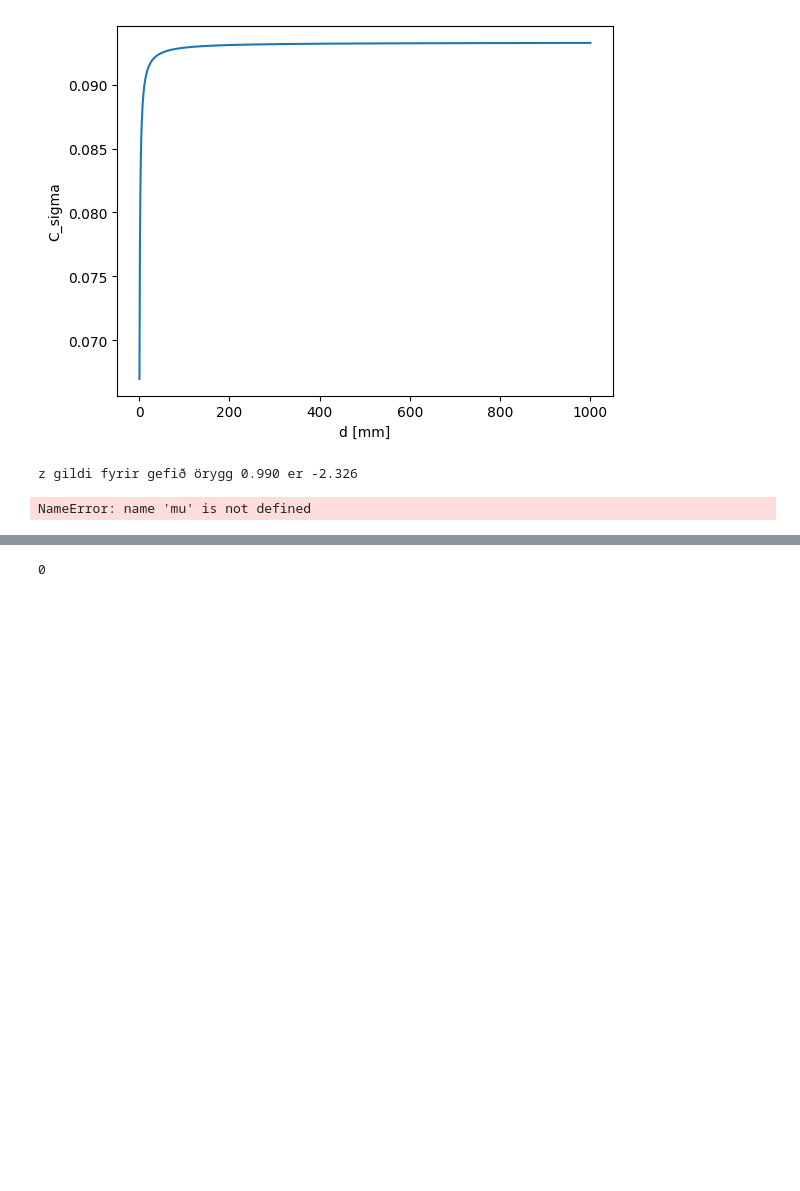
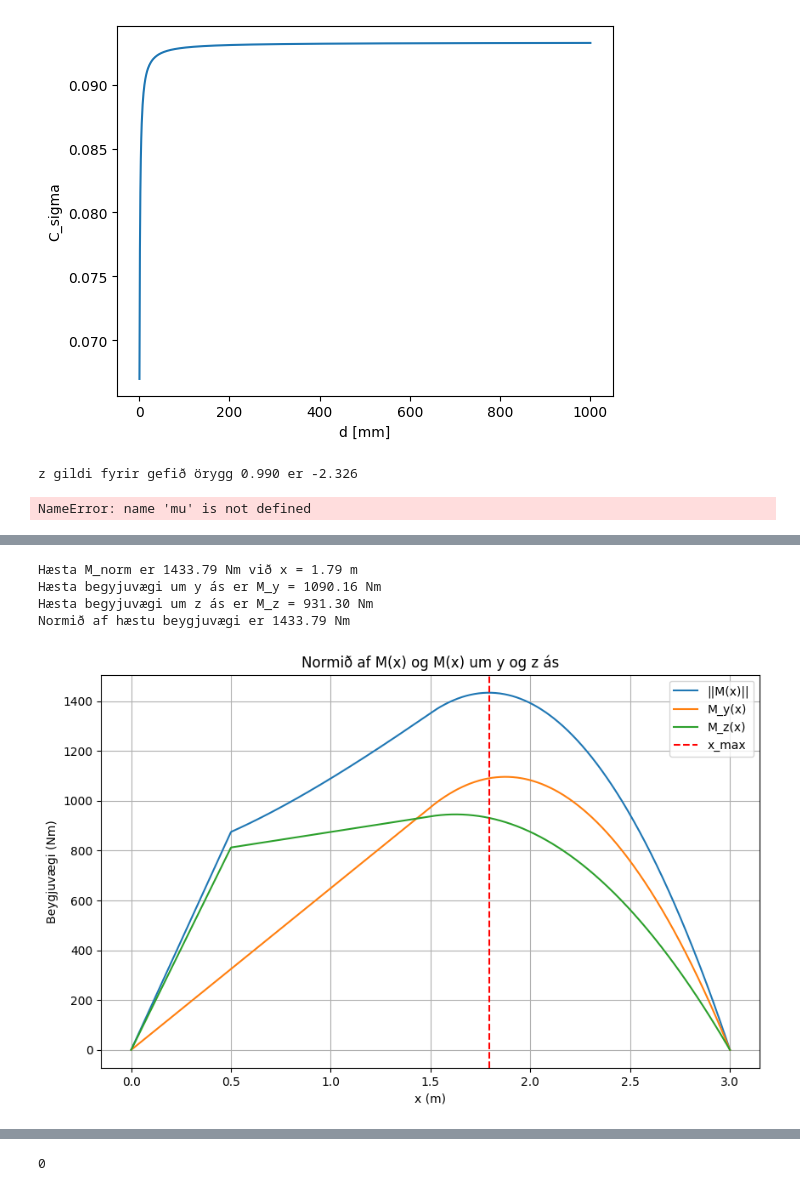
Before and after one commit to kriorog/vel407g_honvel, a Jupyter notebook: 2026/skilaverkefni/v1/skilaverkefni_1_lausn.ipynb, the cells around one changed output, grey strips where cells are left out. Saved outputs shown, nothing was run; the diff lists cells and outputs as text; code cells hidden in the pictures; blank space fills up the shorter version.

```diff
--- a/2026/skilaverkefni/v1/skilaverkefni_1_lausn.ipynb
+++ b/2026/skilaverkefni/v1/skilaverkefni_1_lausn.ipynb
@@ -252,0 +445,47 @@ Eftirfarandi biti $OABC$ ber álag í $xy$ og $zx$ plönum. Gerið ráð fyrir a
+# %%
+#| echo: true
+#| output: true
+
+# skilgreinum normið af M(x) um y og z ás
+def M_norm(x, R_1, R_2):
+    M = M_fun(x, R_1, R_2)
+    return np.sqrt(M[0]**2 + M[1]**2)
+
+# finnum hámarkið á M_norm yfir bilið [0, x_C]
+from scipy.optimize import minimize_scalar
+res = minimize_scalar(
+    lambda x: -M_norm(x, R_1, R_2),
+    bounds=(0, x_C),
+    method='bounded'
+)
+x_max = res.x
+M_max = M_norm(x_max, R_1, R_2)
+print(f"Hæsta M_norm er {M_max:.2f} Nm við x = {x_max:.2f} m")
+print(f"Hæsta begyjuvægi um y ás er M_y = {M_fun(x_max, R_1, R_2)[0]:.2f} Nm")
+print(f"Hæsta begyjuvægi um z ás er M_z = {M_fun(x_max, R_1, R_2)[1]:.2f} Nm")
+print(
+    f"Normið af hæstu beygjuvægi er {
+        np.sqrt(
+            M_fun(x_max, R_1, R_2)[0]**2
+            + M_fun(x_max, R_1, R_2)[1]**2
+            ):.2f} Nm"
+)
+# teiknum M(x) um y og z ása ásamt norminu á
+# sama grafi með lóðrétta línu við x_max
+plt.figure(figsize=(10, 6))
+plt.plot(x_vals, [M_norm(x, R_1, R_2) for x in x_vals], label='||M(x)||')
+plt.plot(x_vals, [M_fun(x, R_1, R_2)[0] for x in x_vals], label='M_y(x)')
+plt.plot(x_vals, [M_fun(x, R_1, R_2)[1] for x in x_vals], label='M_z(x)')
+plt.axvline(x=x_max, color='red', linestyle='--', label='x_max')
+plt.title('Normið af M(x) og M(x) um y og z ás')
+plt.xlabel('x (m)')
+plt.ylabel('Beygjuvægi (Nm)')
+plt.legend()
+plt.grid()
+plt.show()
+# %% [output]
+Hæsta M_norm er 1433.79 Nm við x = 1.79 m
+Hæsta begyjuvægi um y ás er M_y = 1090.16 Nm
+Hæsta begyjuvægi um z ás er M_z = 931.30 Nm
+Normið af hæstu beygjuvægi er 1433.79 Nm
+[figure, added]
```
Also changed, not shown: parts of 8 cells of this notebook.
